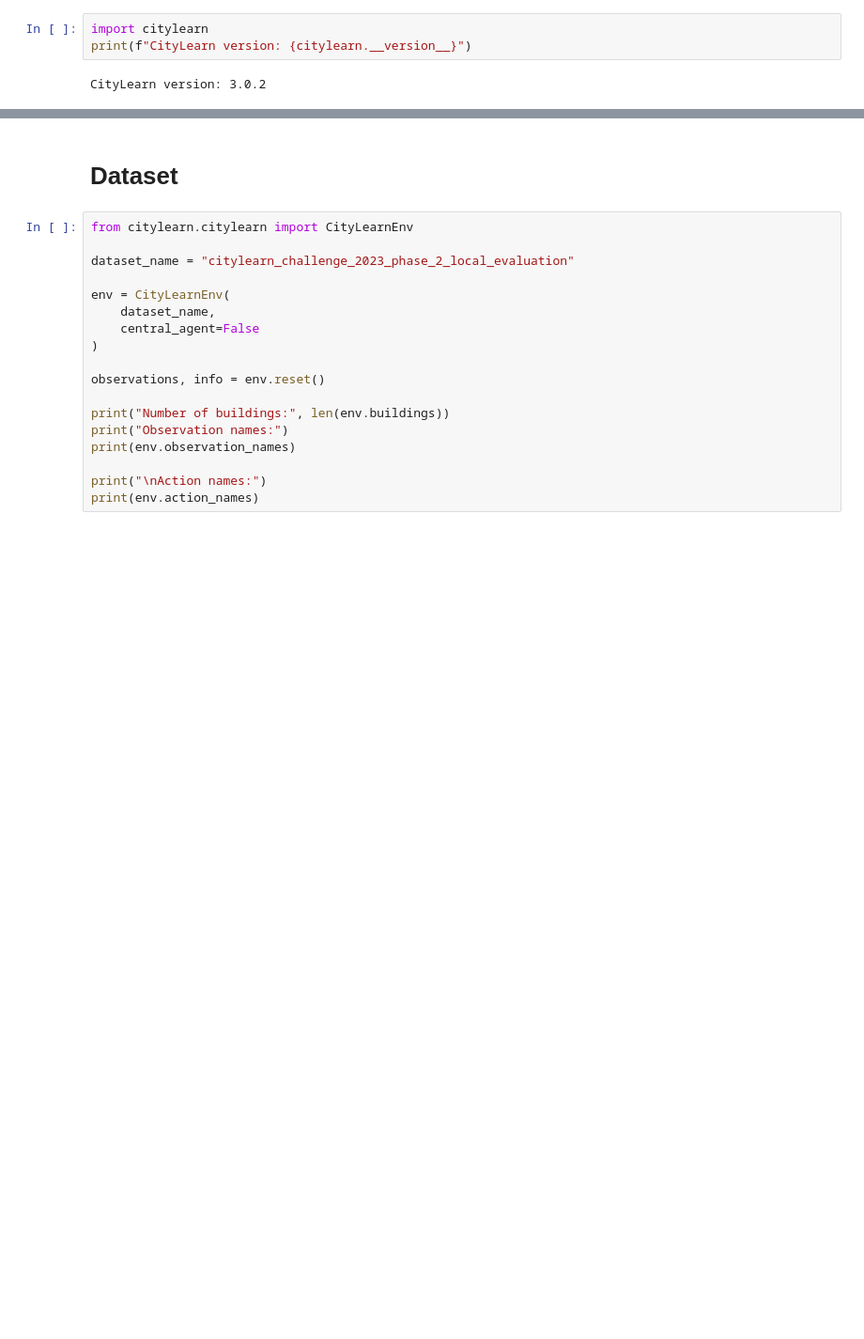
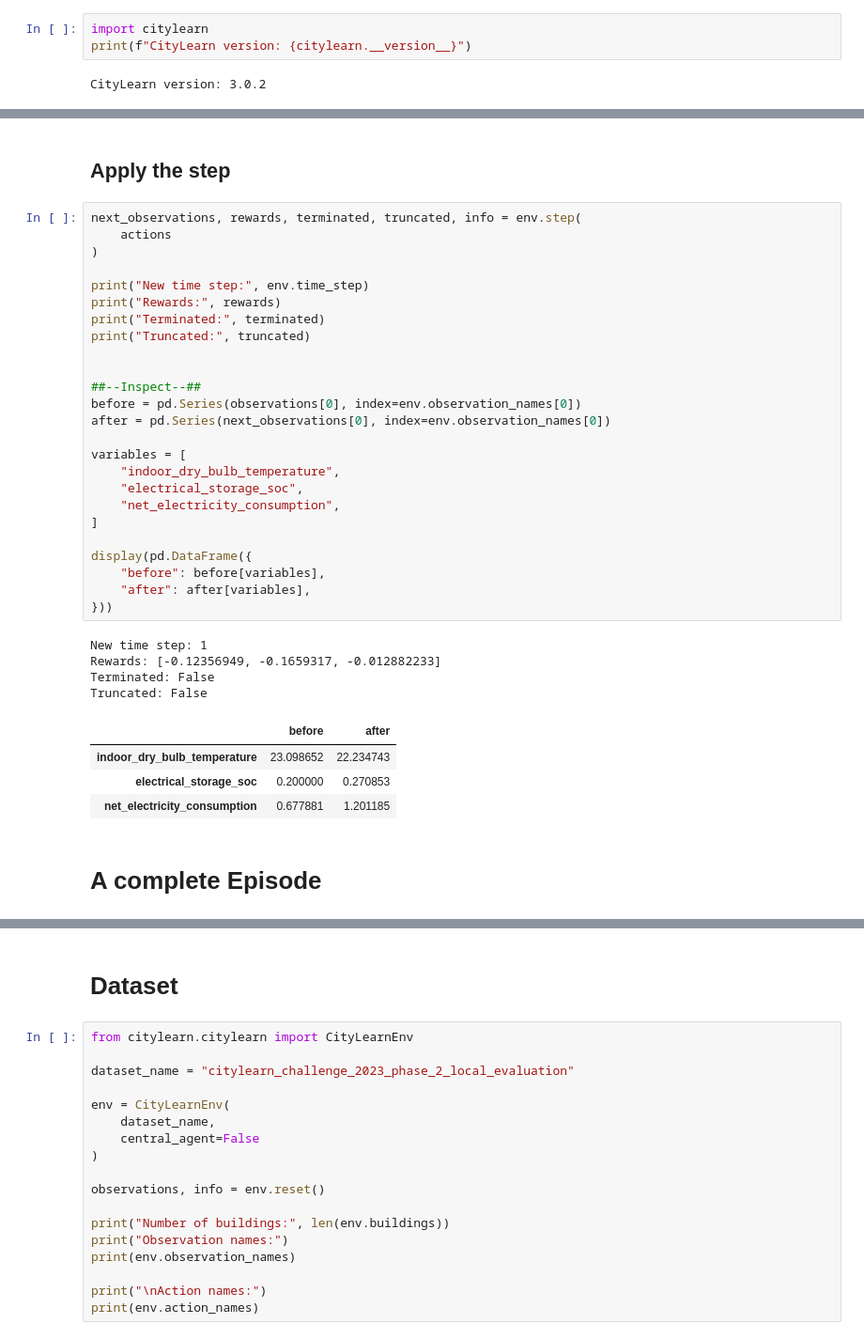
Before and after one commit to tankahxuan/cs5446_project, a Jupyter notebook: notebooks/00_Getting_Started.ipynb, the cells around one changed output, grey strips where cells are left out. Shown at 94% size. Saved outputs shown, nothing was run; the diff lists cells and outputs as text; blank space fills up the shorter version.

```diff
--- a/notebooks/00_Getting_Started.ipynb
+++ b/notebooks/00_Getting_Started.ipynb
@@ -69,0 +139,38 @@ indoor_dry_bulb_temperature_cooling_set_point: 24.44444465637207
+# %% [markdown]
+## Apply the step
+# %%
+next_observations, rewards, terminated, truncated, info = env.step(
+    actions
+)
+
+print("New time step:", env.time_step)
+print("Rewards:", rewards)
+print("Terminated:", terminated)
+print("Truncated:", truncated)
+
+
+##--Inspect--##
+before = pd.Series(observations[0], index=env.observation_names[0])
+after = pd.Series(next_observations[0], index=env.observation_names[0])
+
+variables = [
+    "indoor_dry_bulb_temperature",
+    "electrical_storage_soc",
+    "net_electricity_consumption",
+]
+
+display(pd.DataFrame({
+    "before": before[variables],
+    "after": after[variables],
+}))
+# %% [output]
+New time step: 1
+Rewards: [-0.12356949, -0.1659317, -0.012882233]
+Terminated: False
+Truncated: False
+|  | before | after |
+| indoor_dry_bulb_temperature | 23.098652 | 22.234743 |
+| electrical_storage_soc | 0.200000 | 0.270853 |
+| net_electricity_consumption | 0.677881 | 1.201185 |
+# %% [markdown]
+# A complete Episode
```
Also changed, not shown: parts of 21 cells of this notebook, 24 other files.
